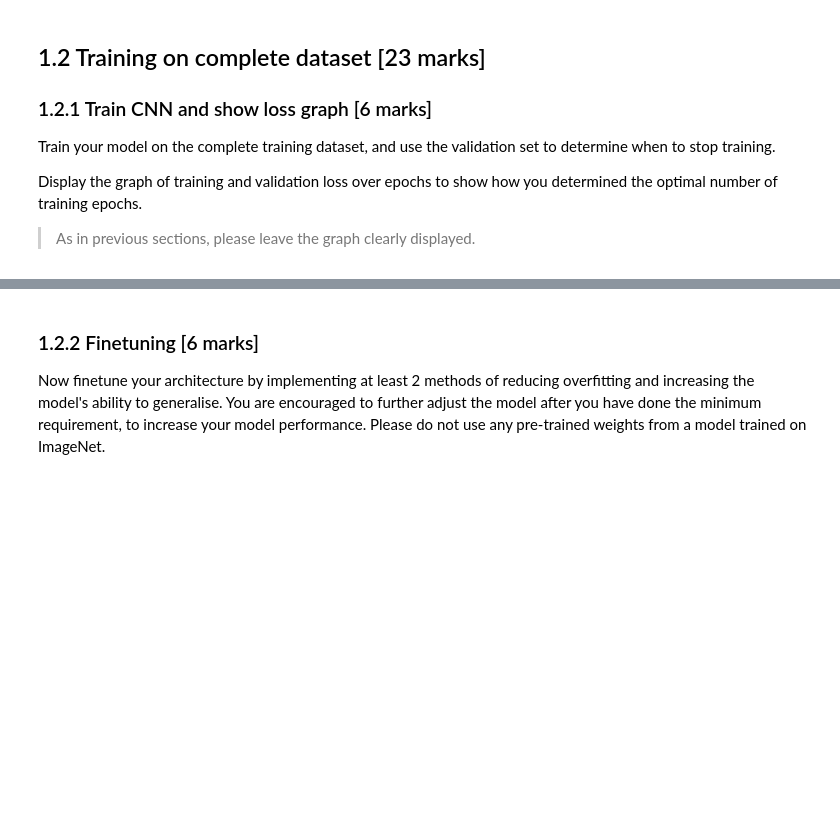
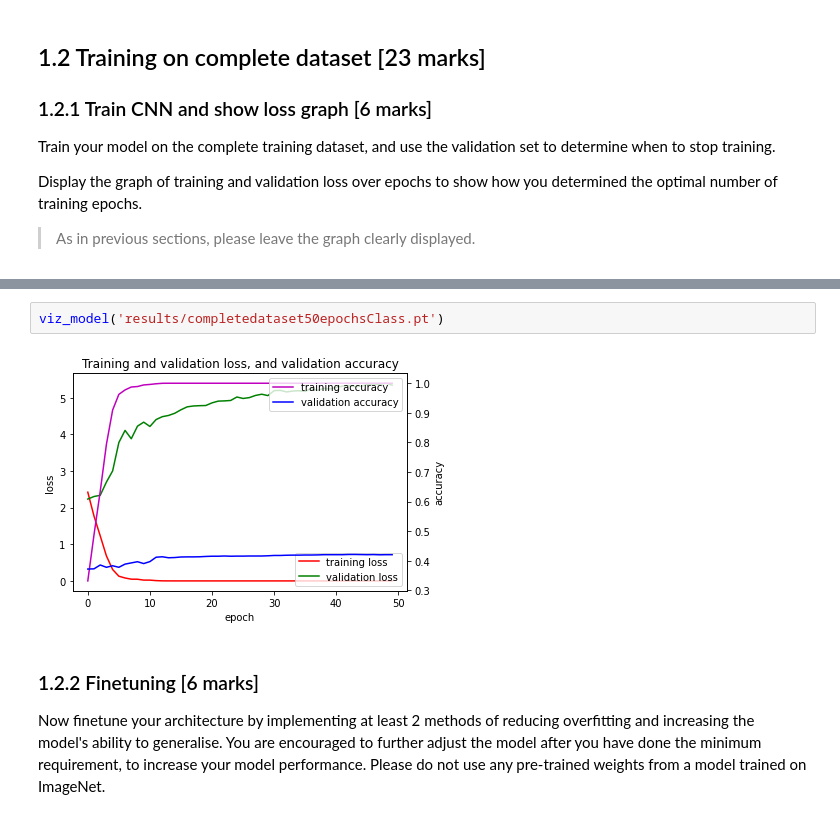
Before and after one commit to buthaina279/P4DS, a Jupyter notebook: COMP5623M_CW1_colab.ipynb, the cells around one changed output, grey strips where cells are left out. Drawn from its saved outputs; the diff is of its cells as text; blank space fills up the shorter version.

```diff
--- a/COMP5623M_CW1_colab.ipynb
+++ b/COMP5623M_CW1_colab.ipynb
@@ -707,3 +538,7 @@ plt.show()
+# %%
+viz_model('results/completedataset50epochsClass.pt')
+# %% [output]
+[figure, added]
 # %% [markdown]
 
 ### 1.2.2 Finetuning [6 marks]
```
Also changed, not shown: parts of 98 cells of this notebook.
